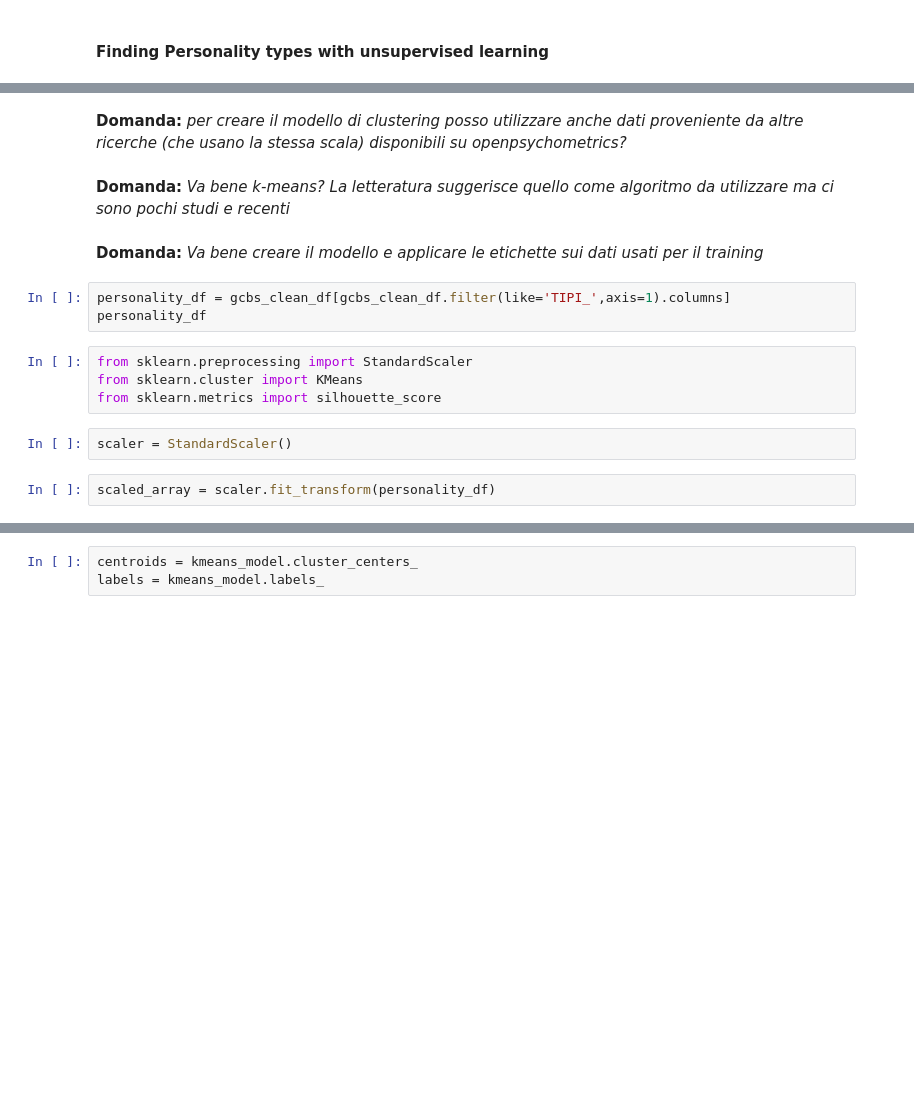
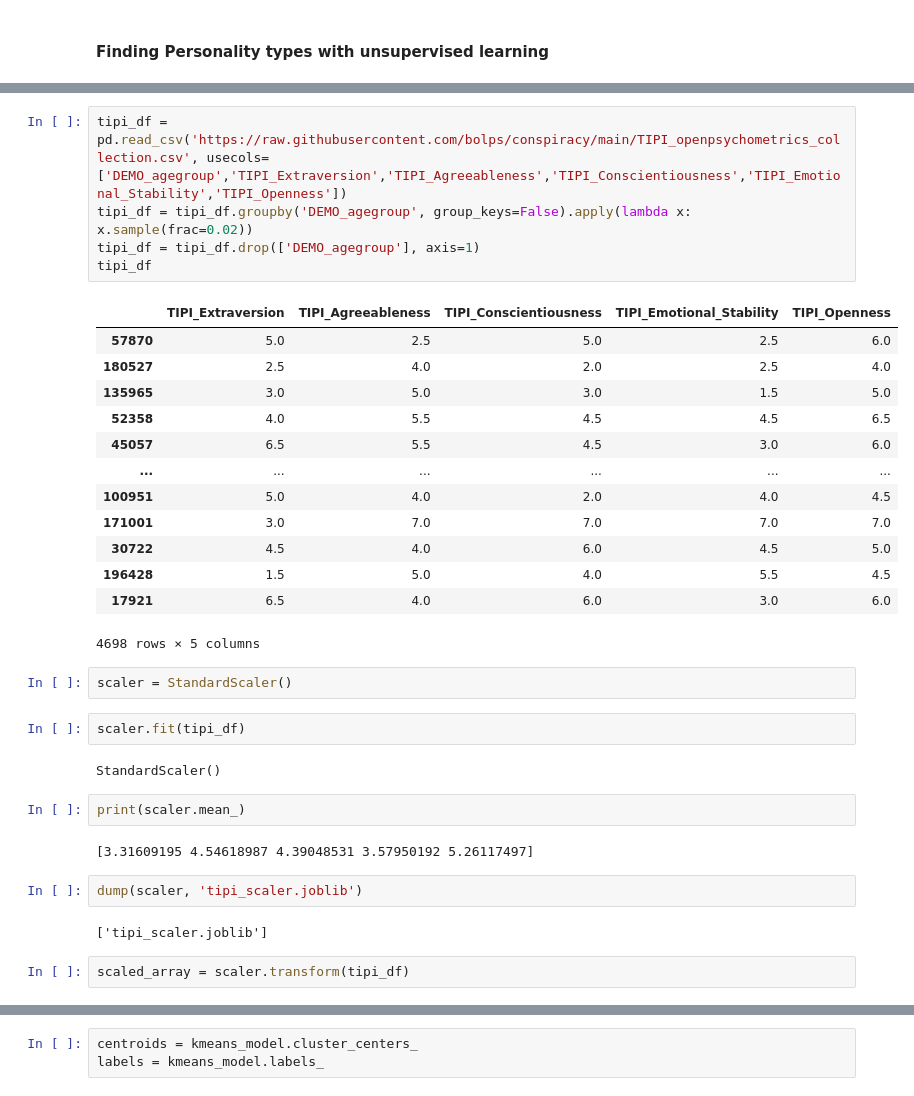
Before and after one commit to bolps/conspiracy, a Jupyter notebook: gcbs_exploration_and_models.ipynb, the cells around one changed output, grey strips where cells are left out. Cells and saved outputs as stored; diff of their text form; blank space fills up the shorter version.

```diff
--- a/gcbs_exploration_and_models.ipynb
+++ b/gcbs_exploration_and_models.ipynb
@@ -902,18 +904,36 @@ tipi_df
-# %% [markdown]
-**Domanda:** *per creare il modello di clustering posso utilizzare anche dati proveniente da altre ricerche (che usano la stessa scala) disponibili su openpsychometrics?*
-# %% [markdown]
-**Domanda:** *Va bene k-means? La letteratura suggerisce quello come algoritmo da utilizzare ma ci sono pochi studi e recenti*
-# %% [markdown]
-**Domanda:** *Va bene creare il modello e applicare le etichette sui dati usati per il training*
-# %%
-personality_df = gcbs_clean_df[gcbs_clean_df.filter(like='TIPI_',axis=1).columns]
-personality_df
-# %%
-from sklearn.preprocessing import StandardScaler
-from sklearn.cluster import KMeans
-from sklearn.metrics import silhouette_score
+# %%
+tipi_df = pd.read_csv('https://raw.githubusercontent.com/bolps/conspiracy/main/TIPI_openpsychometrics_collection.csv', usecols=['DEMO_agegroup','TIPI_Extraversion','TIPI_Agreeableness','TIPI_Conscientiousness','TIPI_Emotional_Stability','TIPI_Openness'])
+tipi_df = tipi_df.groupby('DEMO_agegroup', group_keys=False).apply(lambda x: x.sample(frac=0.02))
+tipi_df = tipi_df.drop(['DEMO_agegroup'], axis=1)
+tipi_df
+# %% [output]
+|  | TIPI_Extraversion | TIPI_Agreeableness | TIPI_Conscientiousness | TIPI_Emotional_Stability | TIPI_Openness |
+| 57870 | 5.0 | 2.5 | 5.0 | 2.5 | 6.0 |
+| 180527 | 2.5 | 4.0 | 2.0 | 2.5 | 4.0 |
+| 135965 | 3.0 | 5.0 | 3.0 | 1.5 | 5.0 |
+| 52358 | 4.0 | 5.5 | 4.5 | 4.5 | 6.5 |
+| 45057 | 6.5 | 5.5 | 4.5 | 3.0 | 6.0 |
+| ... | ... | ... | ... | ... | ... |
+| 100951 | 5.0 | 4.0 | 2.0 | 4.0 | 4.5 |
+| 171001 | 3.0 | 7.0 | 7.0 | 7.0 | 7.0 |
+| 30722 | 4.5 | 4.0 | 6.0 | 4.5 | 5.0 |
+| 196428 | 1.5 | 5.0 | 4.0 | 5.5 | 4.5 |
+| 17921 | 6.5 | 4.0 | 6.0 | 3.0 | 6.0 |
+4698 rows × 5 columns
 # %%
 scaler = StandardScaler()
+# %%
+scaler.fit(tipi_df)
+# %% [output]
+StandardScaler()
+# %%
+print(scaler.mean_)
+# %% [output]
+[3.31609195 4.54618987 4.39048531 3.57950192 5.26117497]
+# %%
+dump(scaler, 'tipi_scaler.joblib')
+# %% [output]
+['tipi_scaler.joblib']
 # %%
-scaled_array = scaler.fit_transform(personality_df)
+scaled_array = scaler.transform(tipi_df)
 # %%
```
Also changed, not shown: parts of 29 cells of this notebook, 2 other files.
